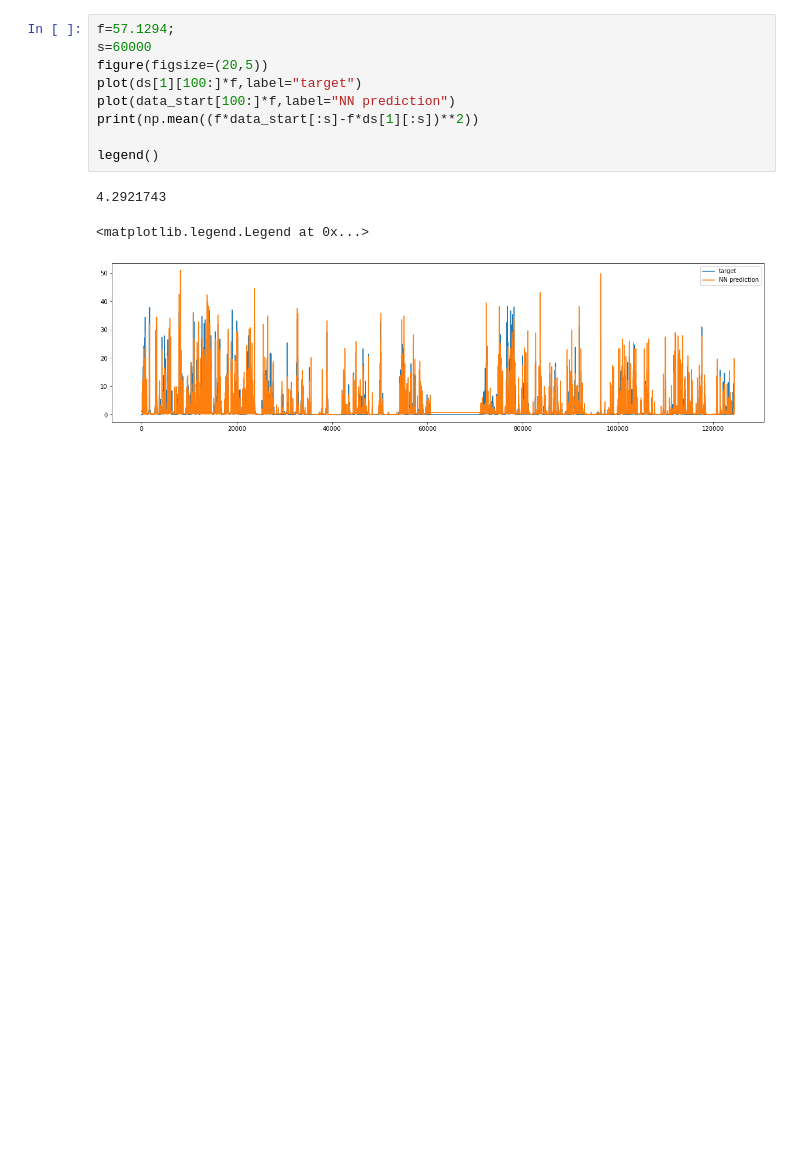
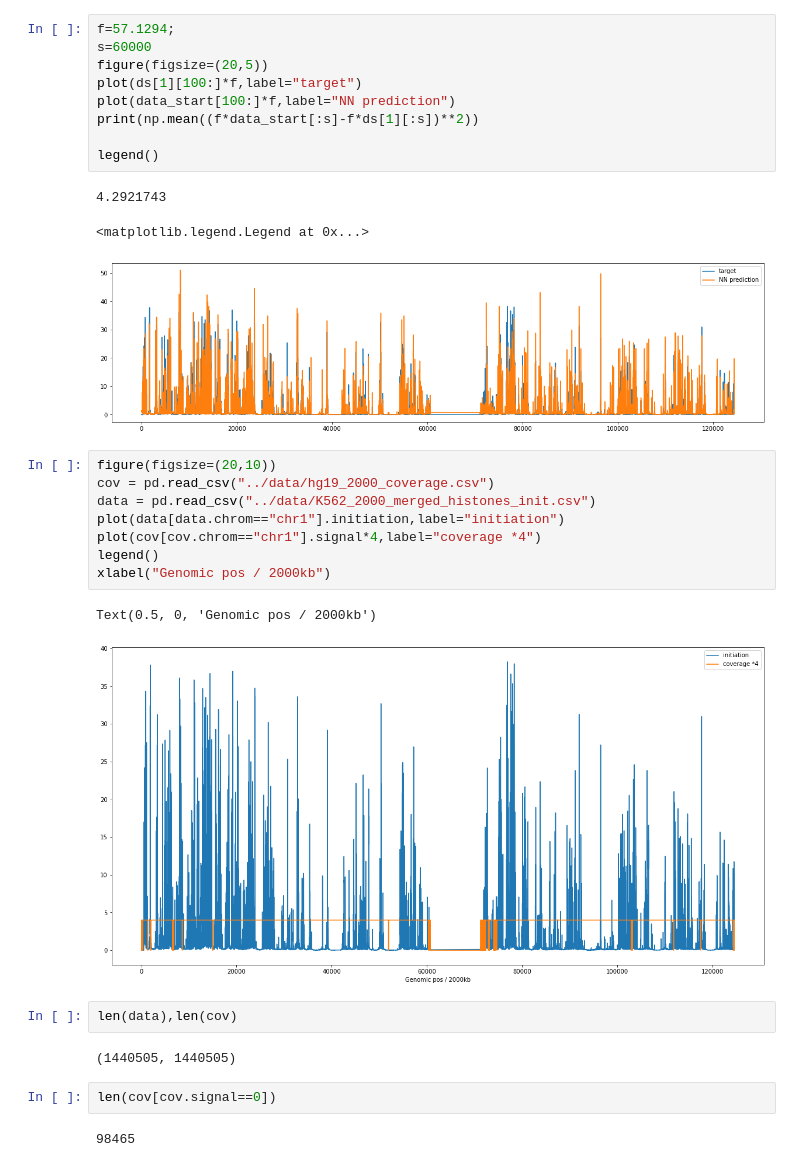
Before and after one commit to organic-chemistry/repli1D, a Jupyter notebook: notebook_demo/Running NN on marks.ipynb, the cells around one changed output. Drawn from its saved outputs; the diff is of its cells as text; blank space fills up the shorter version.

```diff
--- a/notebook_demo/Running NN on marks.ipynb
+++ b/notebook_demo/Running NN on marks.ipynb
@@ -125,3 +123,22 @@ legend()
 4.2921743
 <matplotlib.legend.Legend at 0x...>
 [figure]
+# %%
+figure(figsize=(20,10))
+cov = pd.read_csv("../data/hg19_2000_coverage.csv")
+data = pd.read_csv("../data/K562_2000_merged_histones_init.csv")
+plot(data[data.chrom=="chr1"].initiation,label="initiation")
+plot(cov[cov.chrom=="chr1"].signal*4,label="coverage *4")
+legend()
+xlabel("Genomic pos / 2000kb")
+# %% [output]
+Text(0.5, 0, 'Genomic pos / 2000kb')
+[figure, added]
+# %%
+len(data),len(cov)
+# %% [output]
+(1440505, 1440505)
+# %%
+len(cov[cov.signal==0])
+# %% [output]
+98465
```
Also changed, not shown: parts of 1 cell of this notebook.
